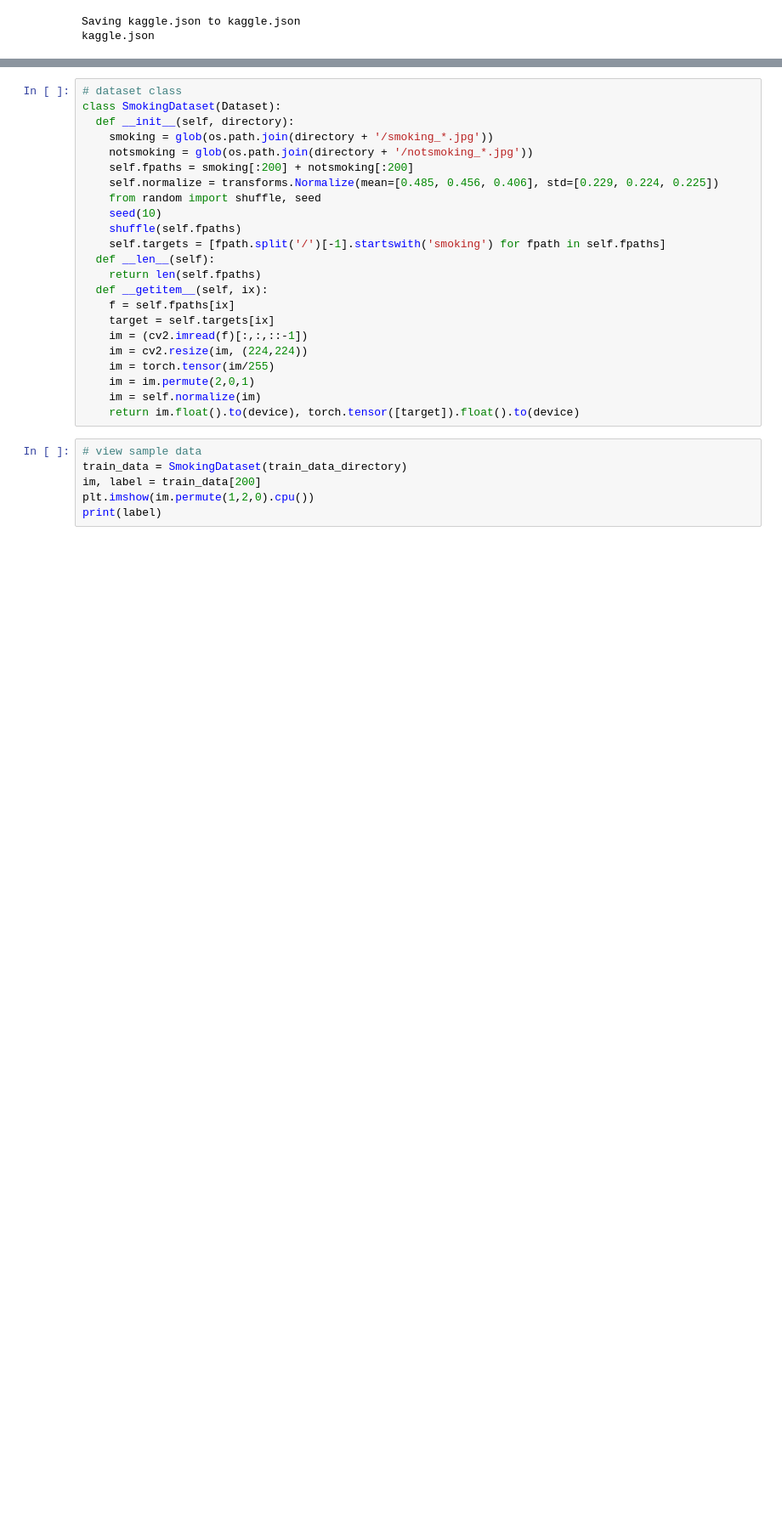
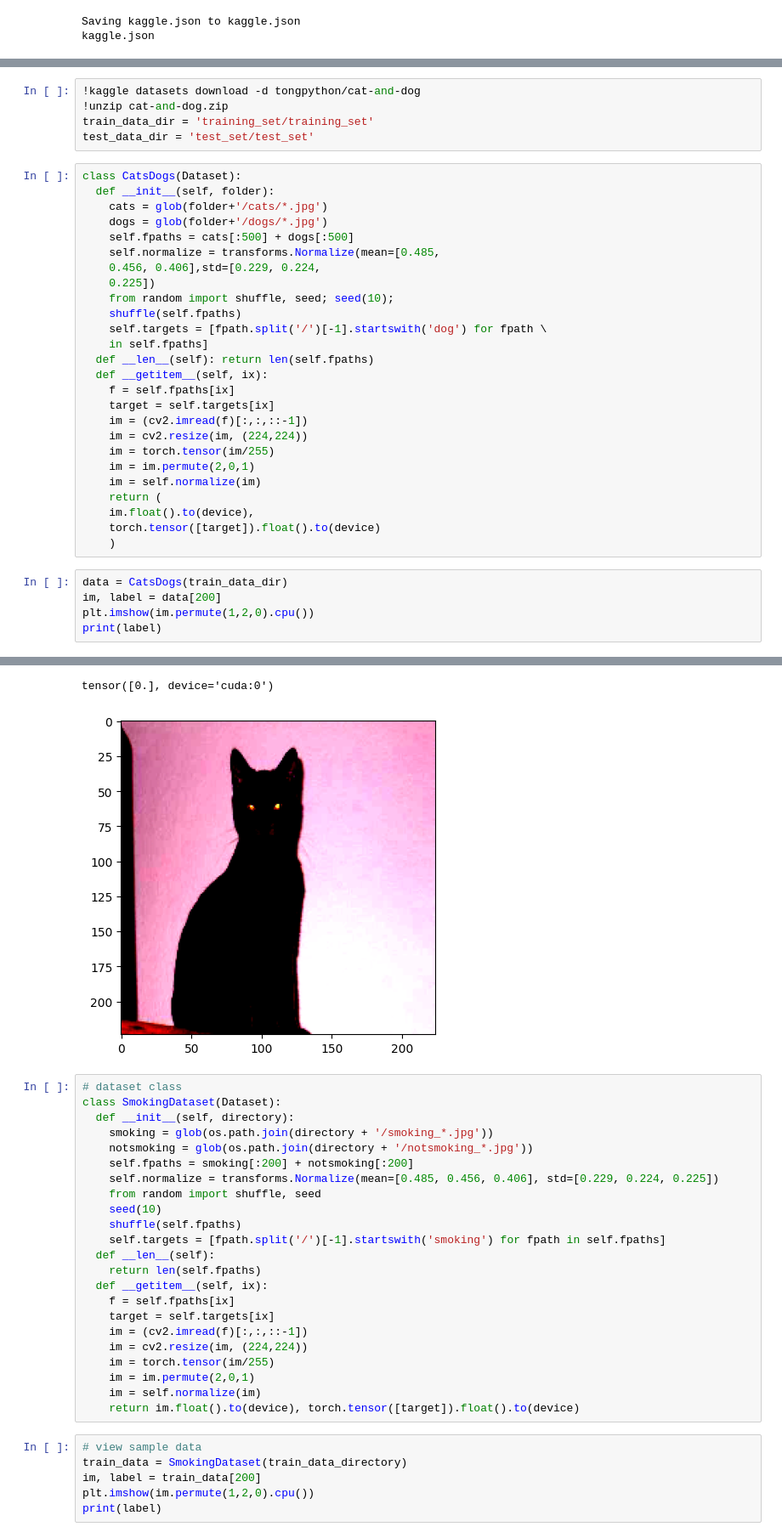
Before and after one commit to cyberholics/Image-classification-with-Pytorch, a Jupyter notebook: Transfer_Learning.ipynb, the cells around one changed output, grey strips where cells are left out. Shown at 85% size. Drawn from its saved outputs; the diff is of its cells as text; blank space fills up the shorter version.

```diff
--- a/Transfer_Learning.ipynb
+++ b/Transfer_Learning.ipynb
@@ -85,0 +86,37 @@ test_data_directory = '/content/Testing/Testing'
+# %%
+!kaggle datasets download -d tongpython/cat-and-dog
+!unzip cat-and-dog.zip
+train_data_dir = 'training_set/training_set'
+test_data_dir = 'test_set/test_set'
+# %%
+class CatsDogs(Dataset):
+  def __init__(self, folder):
+    cats = glob(folder+'/cats/*.jpg')
+    dogs = glob(folder+'/dogs/*.jpg')
+    self.fpaths = cats[:500] + dogs[:500]
+    self.normalize = transforms.Normalize(mean=[0.485,
+    0.456, 0.406],std=[0.229, 0.224,
+    0.225])
+    from random import shuffle, seed; seed(10);
+    shuffle(self.fpaths)
+    self.targets = [fpath.split('/')[-1].startswith('dog') for fpath \
+    in self.fpaths]
+  def __len__(self): return len(self.fpaths)
+  def __getitem__(self, ix):
+    f = self.fpaths[ix]
+    target = self.targets[ix]
+    im = (cv2.imread(f)[:,:,::-1])
+    im = cv2.resize(im, (224,224))
+    im = torch.tensor(im/255)
+    im = im.permute(2,0,1)
+    im = self.normalize(im)
+    return (
+    im.float().to(device),
+    torch.tensor([target]).float().to(device)
+    )
+# %%
+data = CatsDogs(train_data_dir)
+im, label = data[200]
+plt.imshow(im.permute(1,2,0).cpu())
+print(label)
+# %% [output]
@@ -86,3 +124,5 @@ test_data_directory = '/content/Testing/Testing'
+tensor([0.], device='cuda:0')
+[figure, added]
 # %%
 # dataset class
 class SmokingDataset(Dataset):
```
Also changed, not shown: parts of 9 cells of this notebook.
